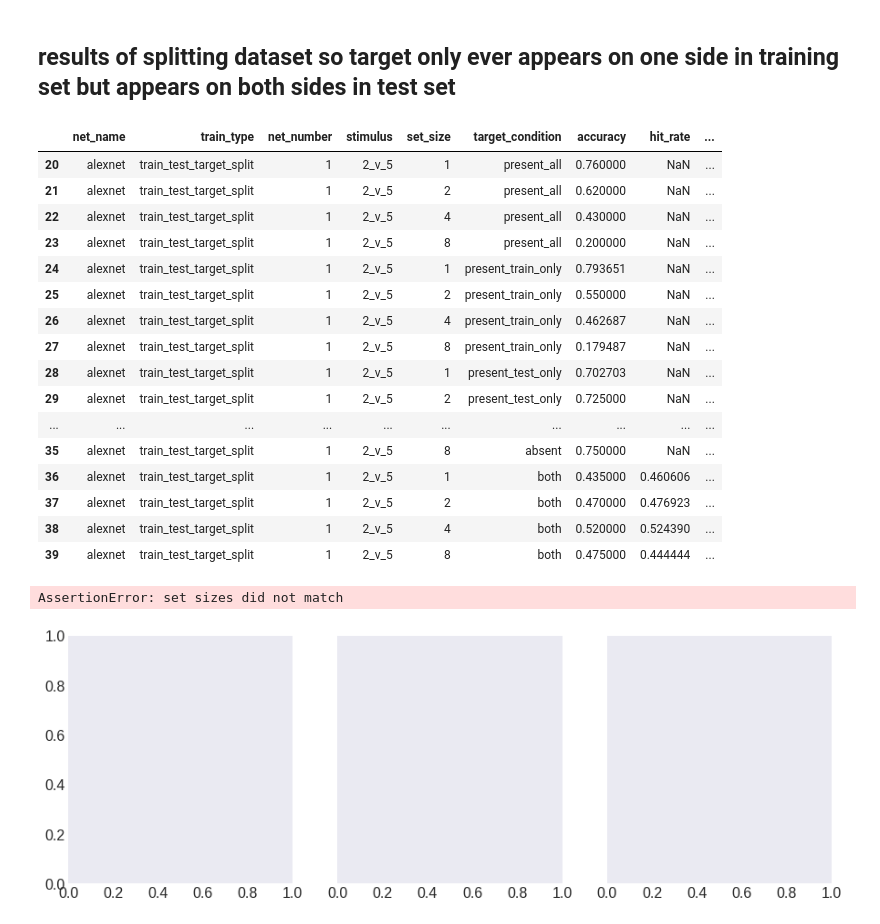
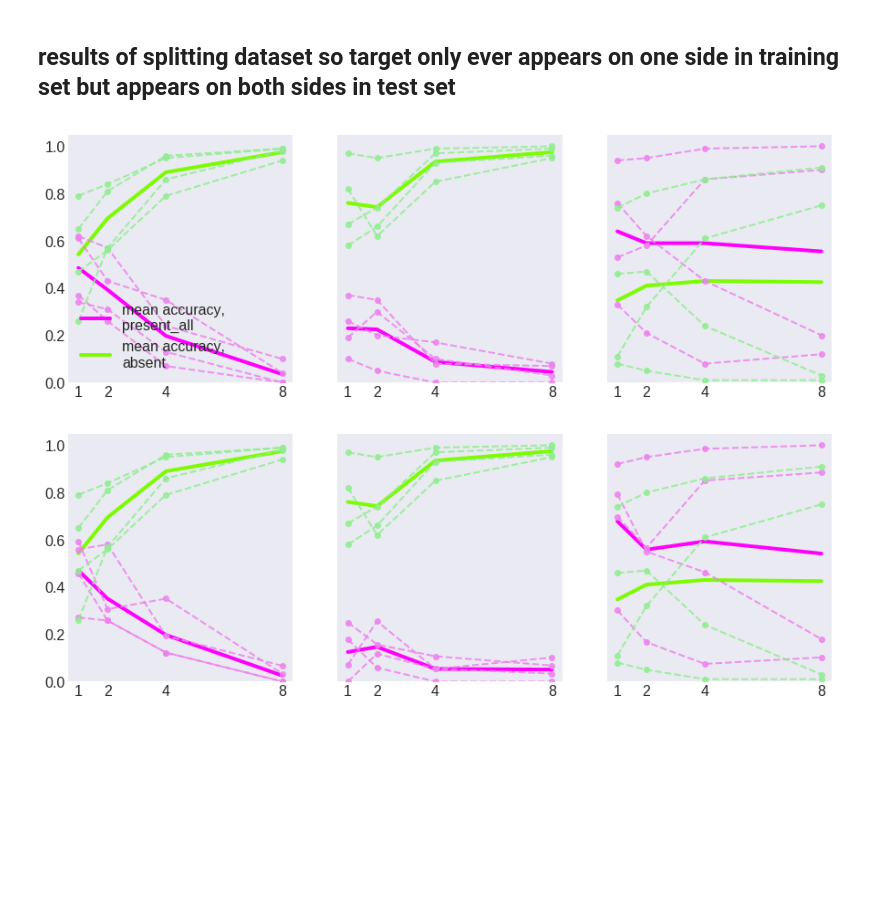
Before and after one commit to NickleDave/visual-search-nets, a Jupyter notebook: docs/notebooks/supp-info/alexnet-train-target-split.ipynb, the cells around one changed output. Drawn from its saved outputs; the diff is of its cells as text; code cells hidden in the pictures; blank space fills up the shorter version.

```diff
--- a/docs/notebooks/supp-info/alexnet-train-target-split.ipynb
+++ b/docs/notebooks/supp-info/alexnet-train-target-split.ipynb
@@ -150,23 +150,3 @@ df = split_results_df(results_dir,
                       train_types=('train_test_target_split', 'train_less_shards'),
                       stims=('2_v_5', 'RVvGV', 'RVvRHGV'),
                       target_condition=('present_all', 'present_train_only', 'present_test_only', 'absent', 'both'))
-# %%
-df[(df['train_type']=='train_test_target_split') & (df['stimulus'] == '2_v_5') & (df['net_number'] == 1)]
-# %% [output]
-|  | net_name | train_type | net_number | stimulus | set_size | target_condition | accuracy | hit_rate | ... |
-| 20 | alexnet | train_test_target_split | 1 | 2_v_5 | 1 | present_all | 0.760000 | NaN | ... |
-| 21 | alexnet | train_test_target_split | 1 | 2_v_5 | 2 | present_all | 0.620000 | NaN | ... |
-| 22 | alexnet | train_test_target_split | 1 | 2_v_5 | 4 | present_all | 0.430000 | NaN | ... |
-| 23 | alexnet | train_test_target_split | 1 | 2_v_5 | 8 | present_all | 0.200000 | NaN | ... |
-| 24 | alexnet | train_test_target_split | 1 | 2_v_5 | 1 | present_train_only | 0.793651 | NaN | ... |
-| 25 | alexnet | train_test_target_split | 1 | 2_v_5 | 2 | present_train_only | 0.550000 | NaN | ... |
-| 26 | alexnet | train_test_target_split | 1 | 2_v_5 | 4 | present_train_only | 0.462687 | NaN | ... |
-| 27 | alexnet | train_test_target_split | 1 | 2_v_5 | 8 | present_train_only | 0.179487 | NaN | ... |
-| 28 | alexnet | train_test_target_split | 1 | 2_v_5 | 1 | present_test_only | 0.702703 | NaN | ... |
-| 29 | alexnet | train_test_target_split | 1 | 2_v_5 | 2 | present_test_only | 0.725000 | NaN | ... |
-| ... | ... | ... | ... | ... | ... | ... | ... | ... | ... |
-| 35 | alexnet | train_test_target_split | 1 | 2_v_5 | 8 | absent | 0.750000 | NaN | ... |
-| 36 | alexnet | train_test_target_split | 1 | 2_v_5 | 1 | both | 0.435000 | 0.460606 | ... |
-| 37 | alexnet | train_test_target_split | 1 | 2_v_5 | 2 | both | 0.470000 | 0.476923 | ... |
-| 38 | alexnet | train_test_target_split | 1 | 2_v_5 | 4 | both | 0.520000 | 0.524390 | ... |
-| 39 | alexnet | train_test_target_split | 1 | 2_v_5 | 8 | both | 0.475000 | 0.444444 | ... |
@@ -193,9 +329,12 @@ def one_net_three_stims(df, net_name, train_type, conditions=['present', 'absent
 
     if save_as:
         plt.savefig(save_as)
+# %%
+one_net_three_stims(df, 'alexnet', 'train_test_target_split', conditions=['present_all', 'absent'], add_legend=True)
+# %% [output]
+[figure, added]
 # %%
-one_net_three_stims(df, 'alexnet', 'train_test_target_split')
+one_net_three_stims(df, 'alexnet', 'train_test_target_split', conditions=['present_train_only', 'absent'])
 # %% [output]
-AssertionError: set sizes did not match
-[figure, old version]
+[figure, new version]
 # %%
```
Also changed, not shown: parts of 5 cells of this notebook, 6 other files.
